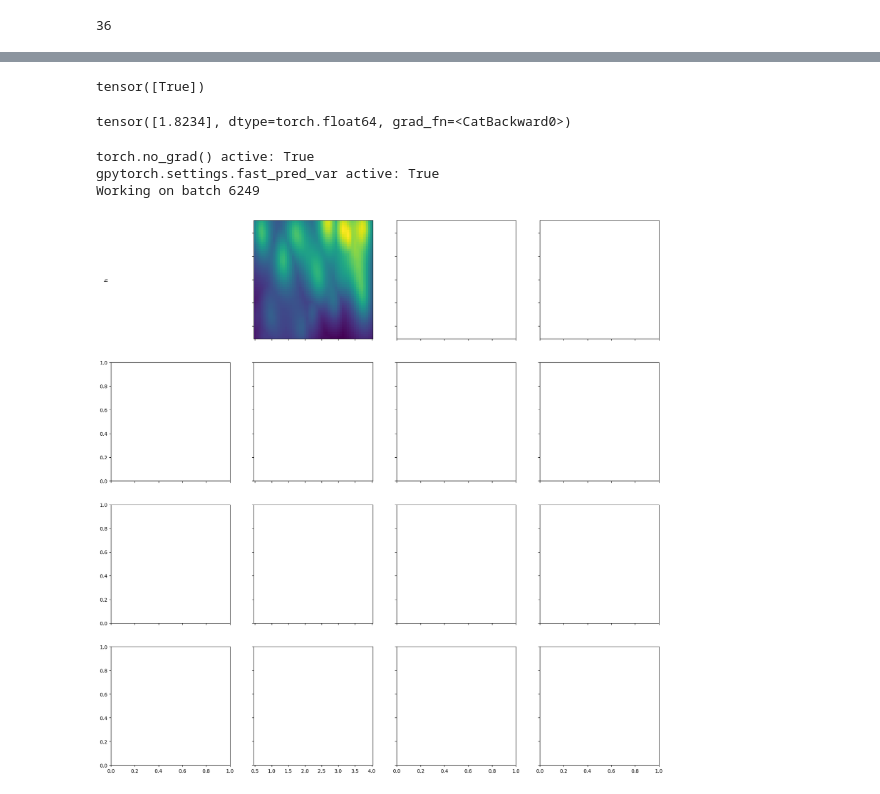
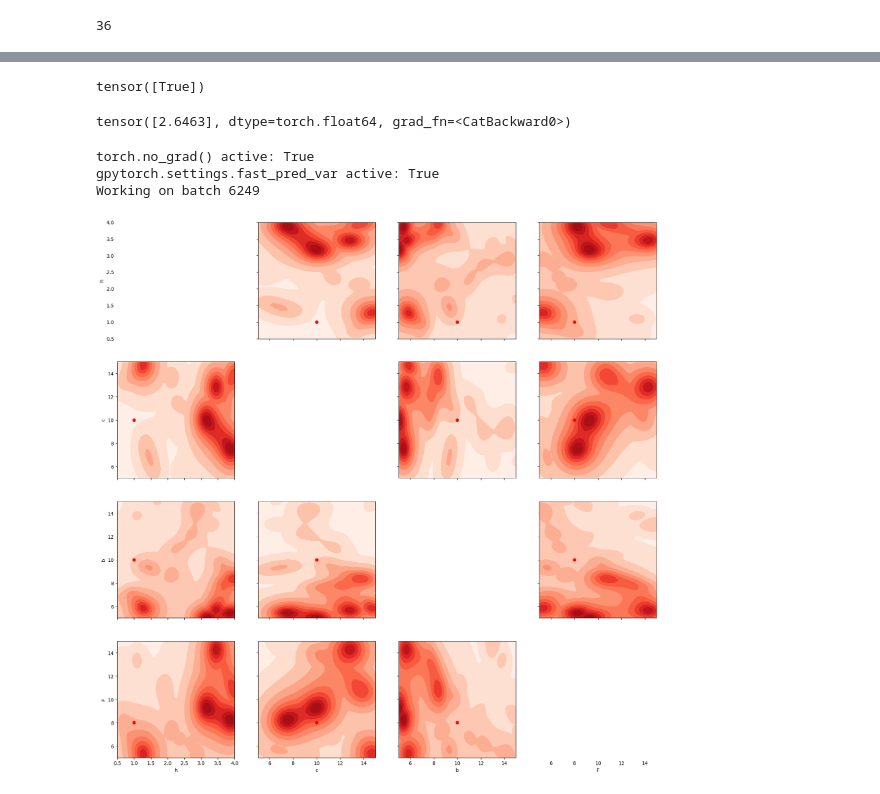
Before and after one commit to OneOneFour/abracalibra, a Jupyter notebook: examples/lorenz_96_twolevel.ipynb, the cells around one changed output, grey strips where cells are left out. Cells and saved outputs as stored; diff of their text form; code cells hidden in the pictures.

```diff
--- a/examples/lorenz_96_twolevel.ipynb
+++ b/examples/lorenz_96_twolevel.ipynb
@@ -65,7 +65,7 @@ t = torch.arange(0,T,dt)
 x0 = torch.randn(100,N)*0.05
 y0 = torch.zeros(100,N,J)
 
-l96_avg = TimeAveragedFeatures(l96,spinup=5,degree=1)
+l96_avg = TimeAveragedFeatures(l96,spinup=5,degree=2)
 
 x_avg,y_avg = l96_avg(T,dt,x0,y0)
 # %%
@@ -188,6 +209,6 @@ priors = {
 def summary(y,true_y):
     return torch.max(torch.abs(y.mean - true_y.mean)/torch.sqrt(y.variance + true_y.variance),dim=-1).values
 
-hm = HistoryMatchingLorenz(parameters,priors,data,ensemble_size=80,summary=summary,forward=fwd,implausibility_cutoff=3)
-hm.calibrate(1)
+hm = HistoryMatchingLorenz(parameters,priors,data,ensemble_size=40,summary=summary,forward=fwd,implausibility_cutoff=3)
+hm.calibrate(5)
 # %% [output]
@@ -211,9 +233,9 @@ Step 249 Loss: 1.3916873931884766
 # %%
 print(hm.nroy(torch.tensor([params['h'],params['c'],params['b'],params['F']]).float()))
-hm.implausibility(torch.tensor([params['h'],params['c'],params['b'],params['F']]).float(),0)
+hm.implausibility(torch.tensor([params['h'],params['c'],params['b'],params['F']]).float(),2)
 # %% [output]
 tensor([True])
-tensor([1.8234], dtype=torch.float64, grad_fn=<CatBackward0>)
+tensor([2.6463], dtype=torch.float64, grad_fn=<CatBackward0>)
 # %%
 coords = hm.get_support_axis(0,50)
 # %%
@@ -233,26 +255,27 @@ torch.save(imp,"imp_l96.pt")
 # %%
 fig,ax = plt.subplots(4,4,figsize=(20,20),sharex='col',sharey='row')
 for i,p1 in enumerate(coords):
     for j,p2 in enumerate(coords):
         if i == 3:
             ax[i][j].set_xlabel(hm.parameter_names[j])
 
         if j == 0:
             ax[i][j].set_ylabel(hm.parameter_names[i])
         if i == j:
             # ax[i][j].xaxis.set_visible(False)
-            ax[i][j].tick_params(left=False, labelleft=False,bottom=False,labelbottom=False)
+            ax[i][j].tick_params(left=False,bottom=False)
               # ax[i][j].yaxis.set_visible(False)
             plt.setp(ax[i][j].spines.values(), visible=False)
             continue
 
+        values = set(range(len(coords))) - {i} - {j}
+        X,Y = torch.meshgrid(p2,p1,indexing='xy')
+        imp_max = torch.amax(imp,dim=tuple(values))
+        if i < j:
+            c= ax[i][j].contourf(X,Y,imp_max,cmap='Reds',levels=10)
+        if i > j:
+            c= ax[i][j].contourf(X,Y,imp_max.T,cmap='Reds',levels=10)
 
-        values = set(range(len(coords))) - {i} - {j}
-        X,Y = torch.meshgrid(p1,p2,indexing='xy')
-        imp_max = torch.amax(imp,dim=tuple(values))
-        ax[i][j].pcolormesh(X,Y,imp_max)
-
-        break
-    break
+        ax[i][j].scatter(params[hm.parameter_names[j]],params[hm.parameter_names[i]],color='red')
 # %% [output]
-[figure, old version]
+[figure, new version]
```
Also changed, not shown: parts of 26 cells of this notebook, 4 other files.
